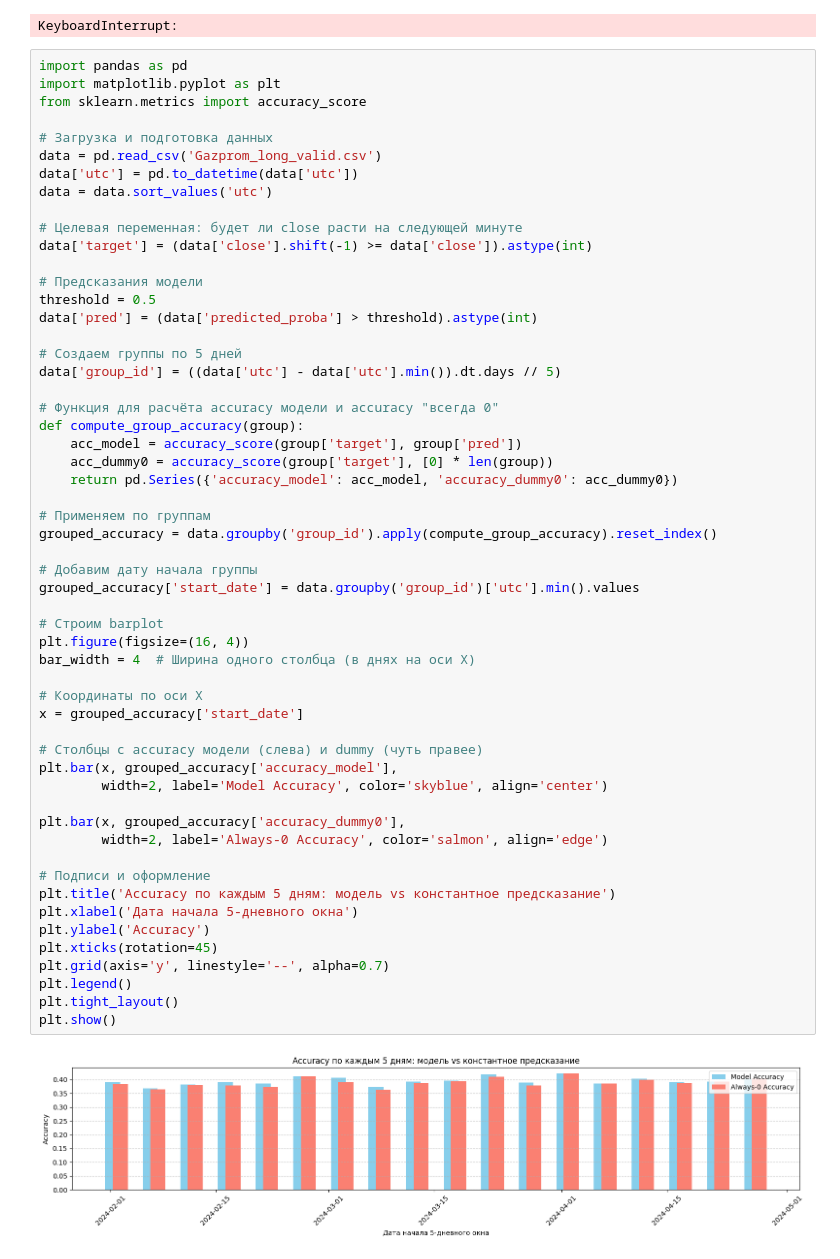
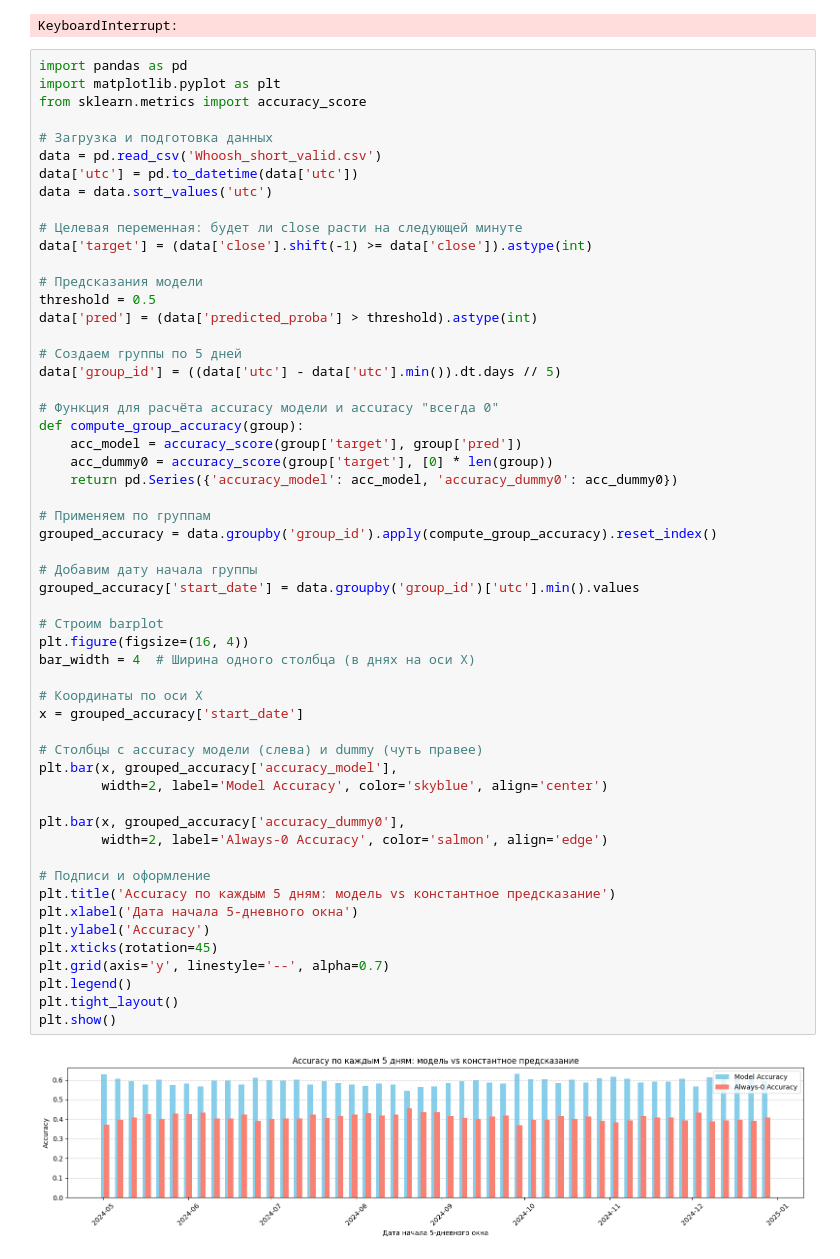
Before and after one commit to Invest-Predict/prices-predictions, a Jupyter notebook: research/basic_exps.ipynb, the cells around one changed output. Drawn from its saved outputs; the diff is of its cells as text.

```diff
--- a/research/basic_exps.ipynb
+++ b/research/basic_exps.ipynb
@@ -381,7 +381,7 @@ import matplotlib.pyplot as plt
 from sklearn.metrics import accuracy_score
 
 # Загрузка и подготовка данных
-data = pd.read_csv('Gazprom_long_valid.csv')
+data = pd.read_csv('Whoosh_short_valid.csv')
 data['utc'] = pd.to_datetime(data['utc'])
 data = data.sort_values('utc')
 
@@ -404,34 +404,34 @@ def compute_group_accuracy(group):
 # Применяем по группам
 grouped_accuracy = data.groupby('group_id').apply(compute_group_accuracy).reset_index()
 
 # Добавим дату начала группы
 grouped_accuracy['start_date'] = data.groupby('group_id')['utc'].min().values
 
 # Строим barplot
 plt.figure(figsize=(16, 4))
 bar_width = 4  # Ширина одного столбца (в днях на оси X)
 
 # Координаты по оси X
 x = grouped_accuracy['start_date']
 
 # Столбцы с accuracy модели (слева) и dummy (чуть правее)
 plt.bar(x, grouped_accuracy['accuracy_model'],
         width=2, label='Model Accuracy', color='skyblue', align='center')
 
 plt.bar(x, grouped_accuracy['accuracy_dummy0'],
         width=2, label='Always-0 Accuracy', color='salmon', align='edge')
 
 # Подписи и оформление
 plt.title('Accuracy по каждым 5 дням: модель vs константное предсказание')
 plt.xlabel('Дата начала 5-дневного окна')
 plt.ylabel('Accuracy')
 plt.xticks(rotation=45)
 plt.grid(axis='y', linestyle='--', alpha=0.7)
 plt.legend()
 plt.tight_layout()
 plt.show()
 # %% [output]
-[figure, old version]
+[figure, new version]
 # %%
 from sklearn.metrics import precision_score, recall_score
 
```
Also changed, not shown: parts of 12 cells of this notebook, 17 other files.
